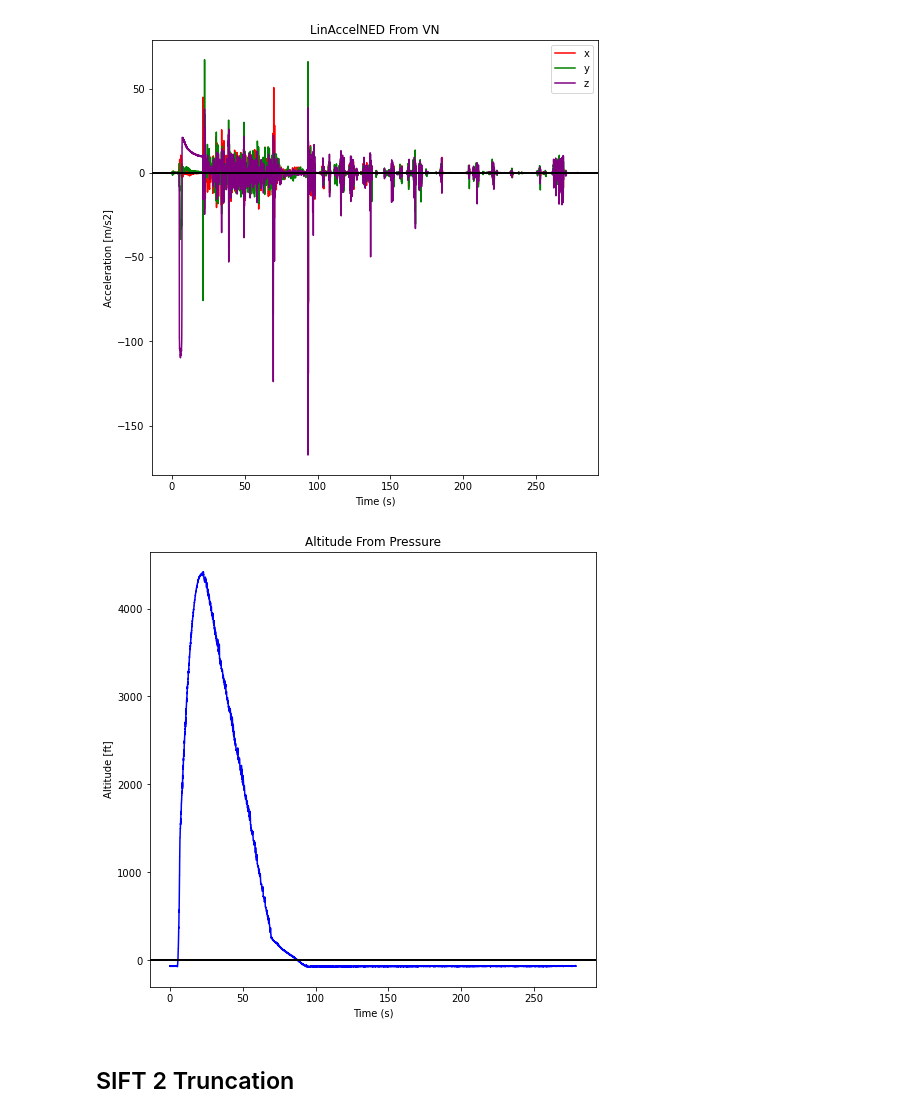
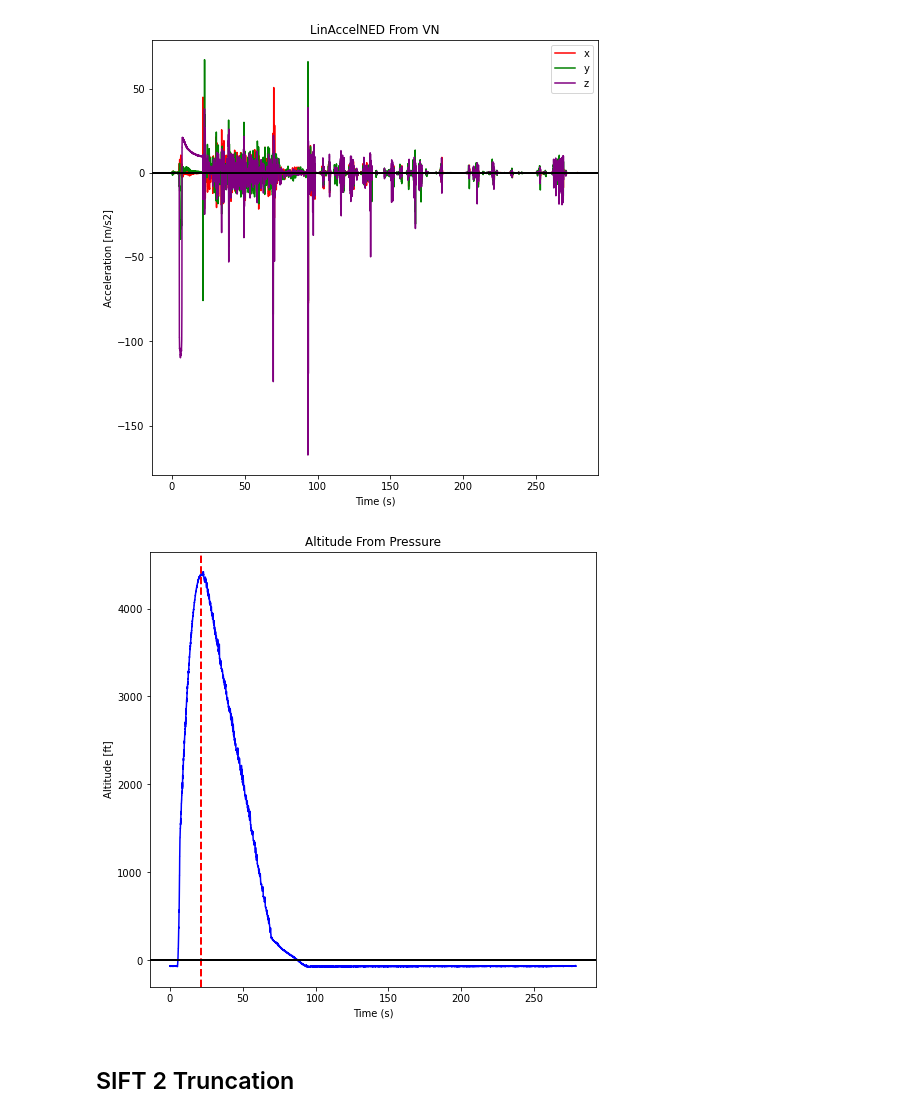
Before and after one commit to VADL-2022/IMU_VV, a Jupyter notebook: 05_NASA_SLI/SLI_Truncation.ipynb, the cells around one changed output. Cells and saved outputs as stored; diff of their text form; code cells hidden in the pictures.

```diff
--- a/05_NASA_SLI/SLI_Truncation.ipynb
+++ b/05_NASA_SLI/SLI_Truncation.ipynb
@@ -59,24 +59,25 @@ plt.show()
 # %%
 all_pres1 = df['Pres'].values[start1:end1]
 
 def nasa_pres(P, P0=101.29, T0=288.08):
     T = T0*((P / P0)**(1 / 5.256)) - 273.1
     h = (T-15.04)/(-0.00649)
     return h
 
 v_NASA_pres = np.vectorize(nasa_pres)
 altitude_NASA_pres1 = v_NASA_pres(all_pres1, P0=99.035, T0=288.1)*ft #+ 70
 
 fig1 = plt.figure(1, figsize=(8,8))
 # Just the Displacement:
 ax = plt.subplot(111)
 l1 = ax.plot(tdata1, altitude_NASA_pres1, color='blue', label='Pressure Derived')
+l5 = plt.axvline(x=21.5, color='red', linestyle='--', linewidth=2)
 l5 = plt.axhline(y=0, color='black', linewidth=2)
 ax.set_title("Altitude From Pressure")
 ax.set_xlabel('Time (s)')
 ax.set_ylabel("Altitude [ft]")
 #ax.legend()
 plt.show()
 # %% [output]
-[figure, old version]
+[figure, new version]
 # %%
```
Also changed, not shown: parts of 2 cells of this notebook, 5 other files.
